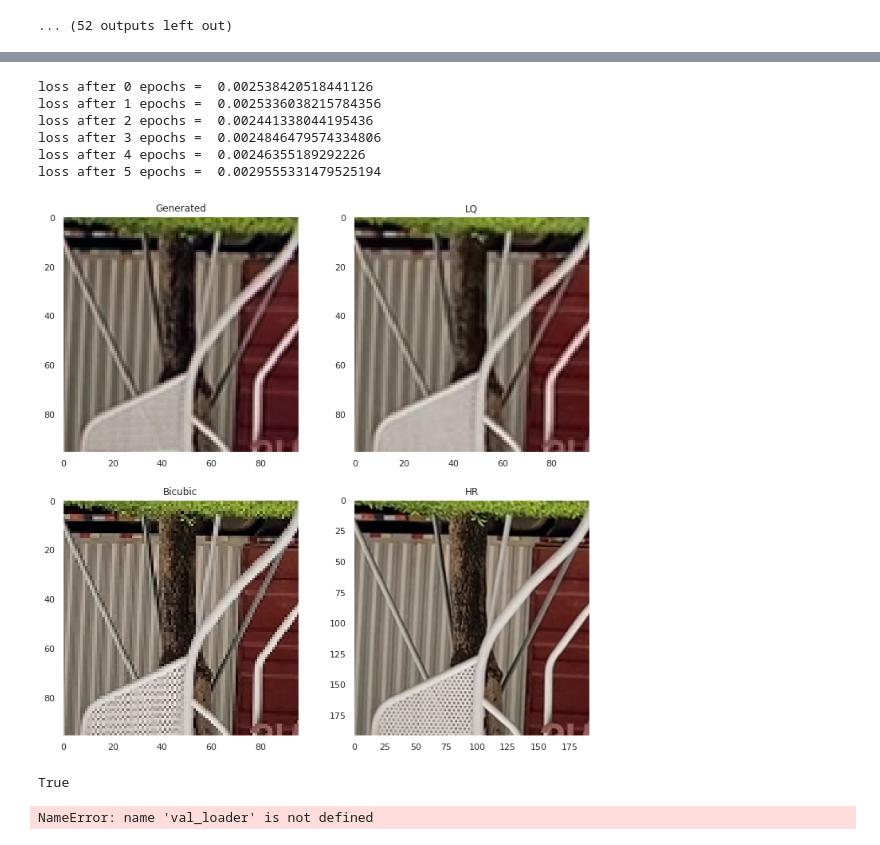
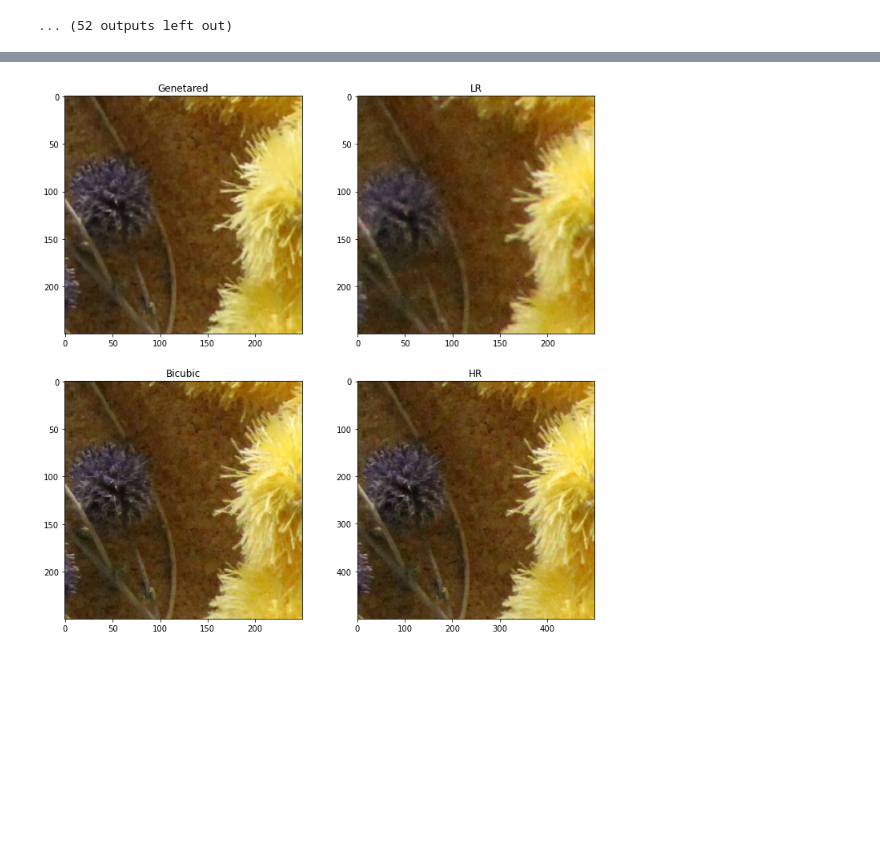
Before and after one commit to kshkrvea/degradation-model, a Jupyter notebook: GAN_2.ipynb, the cells around one changed output, grey strips where cells are left out. Saved outputs shown, nothing was run; the diff lists cells and outputs as text; code cells hidden in the pictures; blank space fills up the shorter version.

```diff
--- a/GAN_2.ipynb
+++ b/GAN_2.ipynb
@@ -219,13 +123,0 @@ optimizerD = optim.Adam(netD.parameters(), lr=0.0005, betas=(0.5, 0.999))
-# %%
-legend = ['Generated', 'LQ', 'GT - Gen']
-i = random.randint(0, len(train_loader.dataset))
-x = train_loader.dataset[i]
-HR = add_noise(x['GT'], img_size)
-out = [test_model(HR.to(device)).detach().cpu().numpy()[0], x['LQs'][0].detach().cpu().numpy(), x['GT'][0].detach().cpu().numpy()]
-out[2] = np.abs(out[0] - out[1])
-_, axs = plt.subplots(ncols=3, figsize=(20, 20))
-for index in range(3):
-    axs[index].imshow(get_out(out[index]))
-    axs[index].grid(False)
-    axs[index].set_title(legend[index])
-plt.show()
@@ -249,47 +124,32 @@ def get_val_loss(model_generator, val_loader):
-# %%
-for i in range(6):
-    test_model = Generator(nc)
-    test_model.load_state_dict(torch.load('./weights/checkpoints/netG_' + str(i)))
-    test_model.eval()
-    test_model.to(device)
-    print("loss after " + str(i) + " epochs = ", get_val_loss(test_model, val_loader))
-# %% [output]
-loss after 0 epochs =  0.002538420518441126
-loss after 1 epochs =  0.0025336038215784356
-loss after 2 epochs =  0.002441338044195436
-loss after 3 epochs =  0.0024846479574334806
-loss after 4 epochs =  0.00246355189292226
-loss after 5 epochs =  0.0029555331479525194
 # %%
-legend = ['Generated', 'LQ', 'Bicubic', 'HR']
-i = random.randint(0, len(train_loader.dataset))
-x = train_loader.dataset[i]
-HR = add_noise(x['GT'], img_size)
-dim = (x['GT'].size()[2] // 2, x['GT'].size()[3] // 2)
-BC = np.clip(cv.resize(get_out(x['GT'][0].detach().cpu().numpy()), dim,  interpolation=cv.INTER_CUBIC), 0, 1)
-out = [get_out(netG(HR.to(device)).detach().cpu().numpy()[0]), get_out(x['LQs'][0].detach().cpu().numpy()), BC, get_out(x['GT'][0].detach().cpu().numpy())]
+torch.cuda.empty_cache()
 
+board_HR = cv.imread('./board_HR.png')[500:1000, 500:1000 , ::-1] / 255
+inp = torch.tensor(my_utils.get_in(board_HR)).float()
+inp = inp.resize(1, inp.size(0), inp.size(1), inp.size(2))
+HR_inp = my_utils.add_noise(inp, [inp.size(2), inp.size(3)]).to(device)
+
+
+torch.cuda.empty_cache()
+
+board_HR = cv.imread('./board_HR.png')[500:1000, 500:1000 , ::-1] / 255
+
+board_BC = np.clip(cv.resize(board_HR, (np.shape(board_HR)[0] // 2, np.shape(board_HR)[1] // 2), interpolation=cv.INTER_CUBIC),0 , 1)
+inp = torch.tensor(my_utils.get_in(board_HR)).float()
+inp = inp.resize(1, inp.size(0), inp.size(1), inp.size(2))
+
+HR_inp = my_utils.add_noise(inp, [inp.size(2), inp.size(3)]).to(device)
+
+lr_board = cv.imread('./board.png')[250:500, 250:500 , ::-1] / 255
+
+out = [my_utils.get_out(testGAN.generator(HR_inp).detach().cpu().numpy()[0]), lr_board, board_BC, board_HR]
+legend = ['Genetared', 'LR', 'Bicubic', 'HR']
 _, axs = plt.subplots(ncols=len(out) // 2, nrows=len(out) // 2, figsize=(12, 12))
 for i in range(len(out) // 2):
     for j in range(len(out) // 2):
         axs[i][j].imshow((out[j + i * (len(out) // 2)]))
         axs[i][j].grid(False)
         axs[i][j].set_title(legend[j + i * (len(out) // 2)])
 plt.show()
-
-cv.imwrite('test.png', out[0])
 # %% [output]
-[figure, old version]
+[figure, new version]
-True
-# %%
-torch.cuda.empty_cache()
-idx = 2499
-img = np.array(val_loader.dataset[idx]['GT'])
-inp = torch.tensor(get_in(img)).float()
-inp = inp.resize(1, inp.size(0), inp.size(1), inp.size(2))
-HR_inp = add_noise(inp, [inp.size(2), inp.size(3)]).to(device)
-res = get_out(test_model(HR_inp).detach().cpu().numpy()[0])
-plt.grid(False)
-io.imshow(abs(res - np.array(val_loader.dataset[idx]['LQ'])))
-# %% [output]
-NameError: name 'val_loader' is not defined
```
Also changed, not shown: parts of 25 cells of this notebook, 53 other files.
